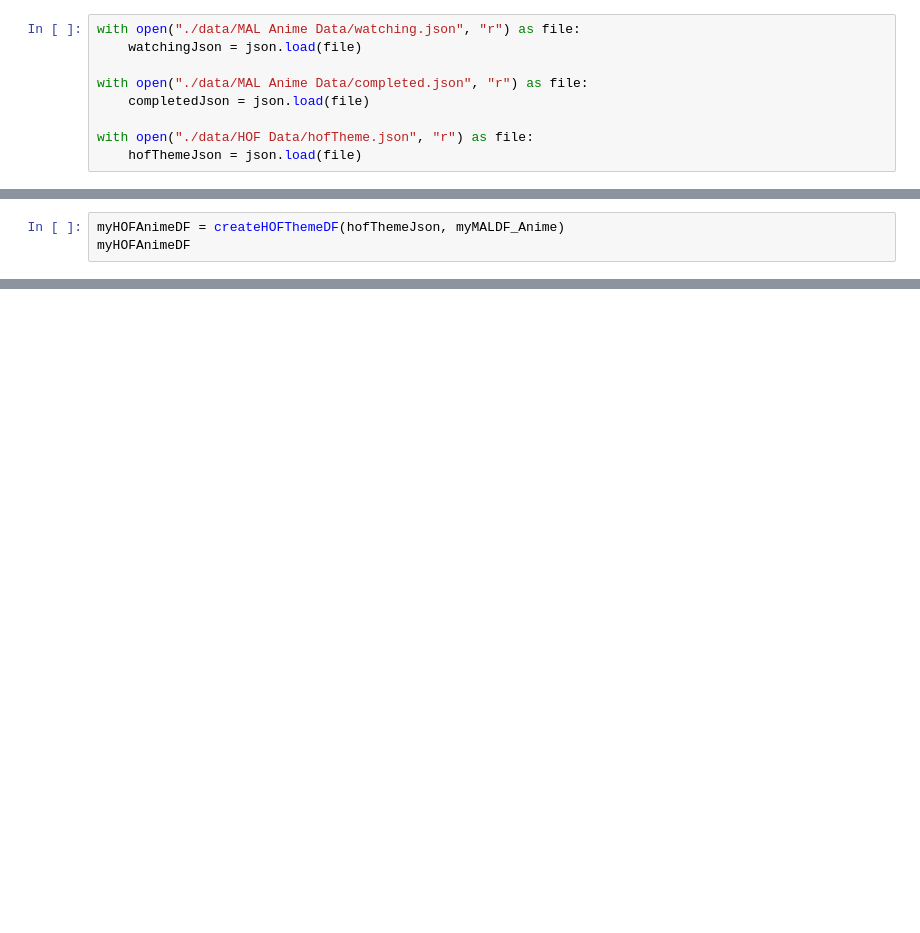
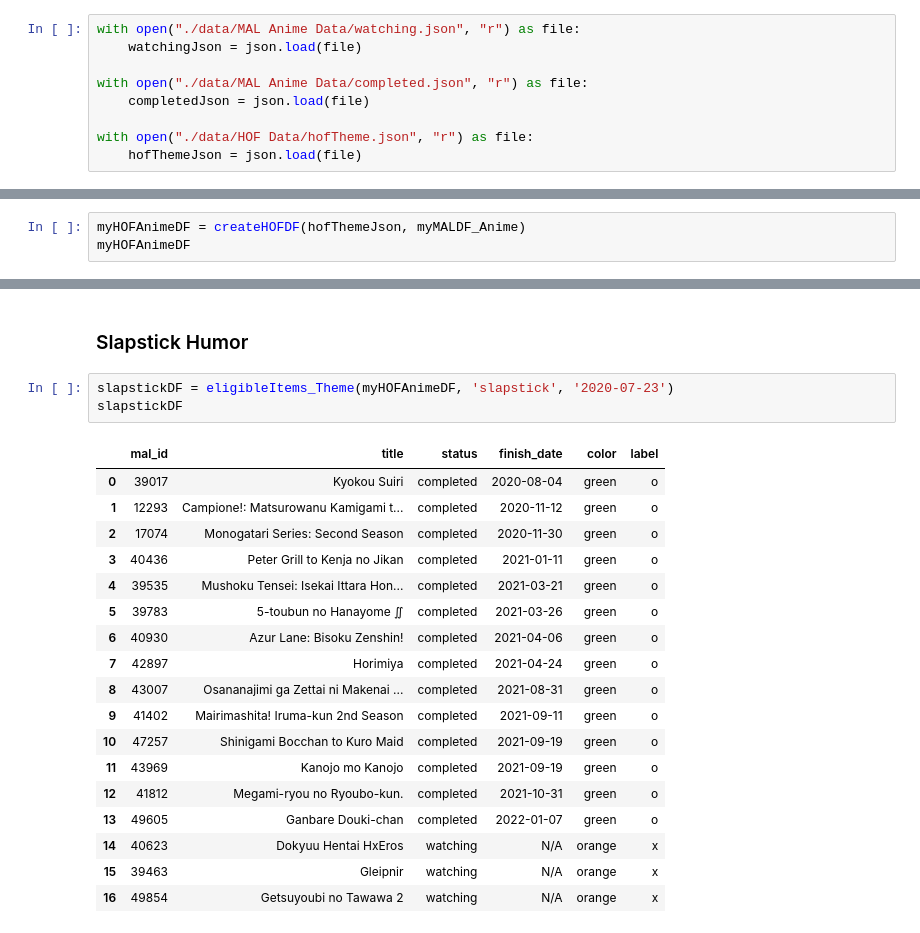
Before and after one commit to nerfsunny/MAL-Challenge-Tracker, a Jupyter notebook: AWC Club Challenges.ipynb, the cells around one changed output, grey strips where cells are left out. Saved outputs shown, nothing was run; the diff lists cells and outputs as text; blank space fills up the shorter version.

```diff
--- a/AWC Club Challenges.ipynb
+++ b/AWC Club Challenges.ipynb
@@ -54,3 +74,3 @@ myMALDF_Anime
 # %%
-myHOFAnimeDF = createHOFThemeDF(hofThemeJson, myMALDF_Anime)
+myHOFAnimeDF = createHOFDF(hofThemeJson, myMALDF_Anime)
 myHOFAnimeDF
@@ -127,0 +375,24 @@ studiosChallengeDF
+# %% [markdown]
+### Slapstick Humor
+# %%
+slapstickDF = eligibleItems_Theme(myHOFAnimeDF, 'slapstick', '2020-07-23')
+slapstickDF
+# %% [output]
+|  | mal_id | title | status | finish_date | color | label |
+| 0 | 39017 | Kyokou Suiri | completed | 2020-08-04 | green | o |
+| 1 | 12293 | Campione!: Matsurowanu Kamigami t... | completed | 2020-11-12 | green | o |
+| 2 | 17074 | Monogatari Series: Second Season | completed | 2020-11-30 | green | o |
+| 3 | 40436 | Peter Grill to Kenja no Jikan | completed | 2021-01-11 | green | o |
+| 4 | 39535 | Mushoku Tensei: Isekai Ittara Hon... | completed | 2021-03-21 | green | o |
+| 5 | 39783 | 5-toubun no Hanayome ∬ | completed | 2021-03-26 | green | o |
+| 6 | 40930 | Azur Lane: Bisoku Zenshin! | completed | 2021-04-06 | green | o |
+| 7 | 42897 | Horimiya | completed | 2021-04-24 | green | o |
+| 8 | 43007 | Osananajimi ga Zettai ni Makenai ... | completed | 2021-08-31 | green | o |
+| 9 | 41402 | Mairimashita! Iruma-kun 2nd Season | completed | 2021-09-11 | green | o |
+| 10 | 47257 | Shinigami Bocchan to Kuro Maid | completed | 2021-09-19 | green | o |
+| 11 | 43969 | Kanojo mo Kanojo | completed | 2021-09-19 | green | o |
+| 12 | 41812 | Megami-ryou no Ryoubo-kun. | completed | 2021-10-31 | green | o |
+| 13 | 49605 | Ganbare Douki-chan | completed | 2022-01-07 | green | o |
+| 14 | 40623 | Dokyuu Hentai HxEros | watching | N/A | orange | x |
+| 15 | 39463 | Gleipnir | watching | N/A | orange | x |
+| 16 | 49854 | Getsuyoubi no Tawawa 2 | watching | N/A | orange | x |
```
Also changed, not shown: parts of 70 cells of this notebook.
